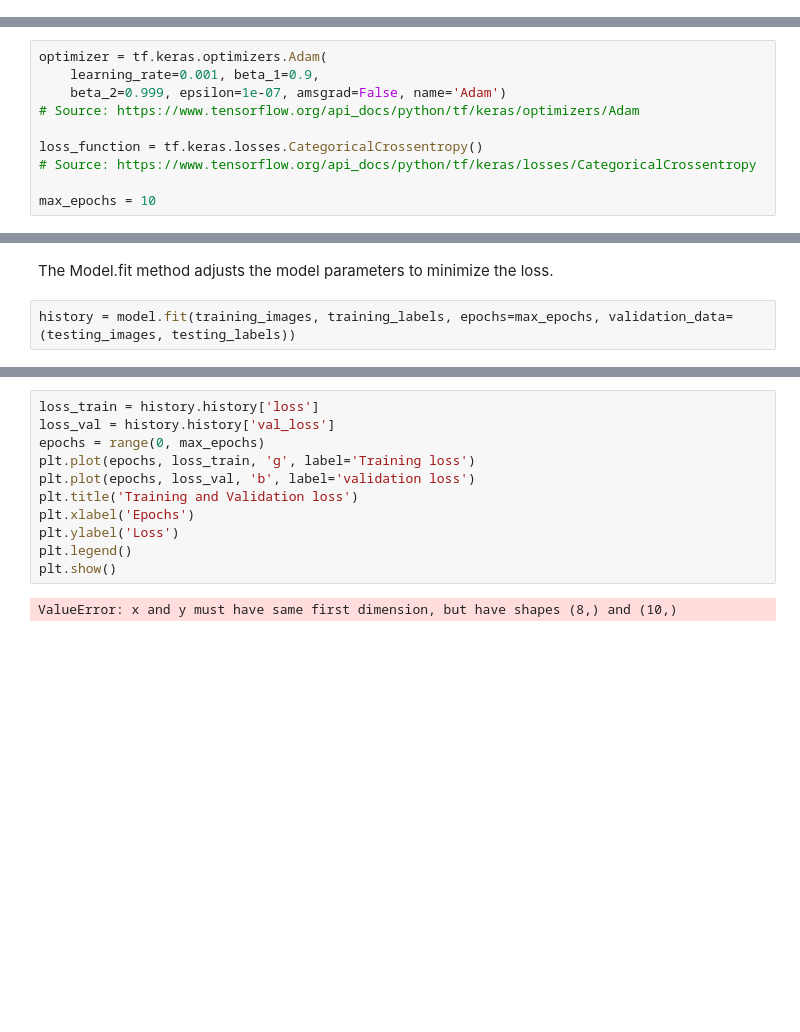
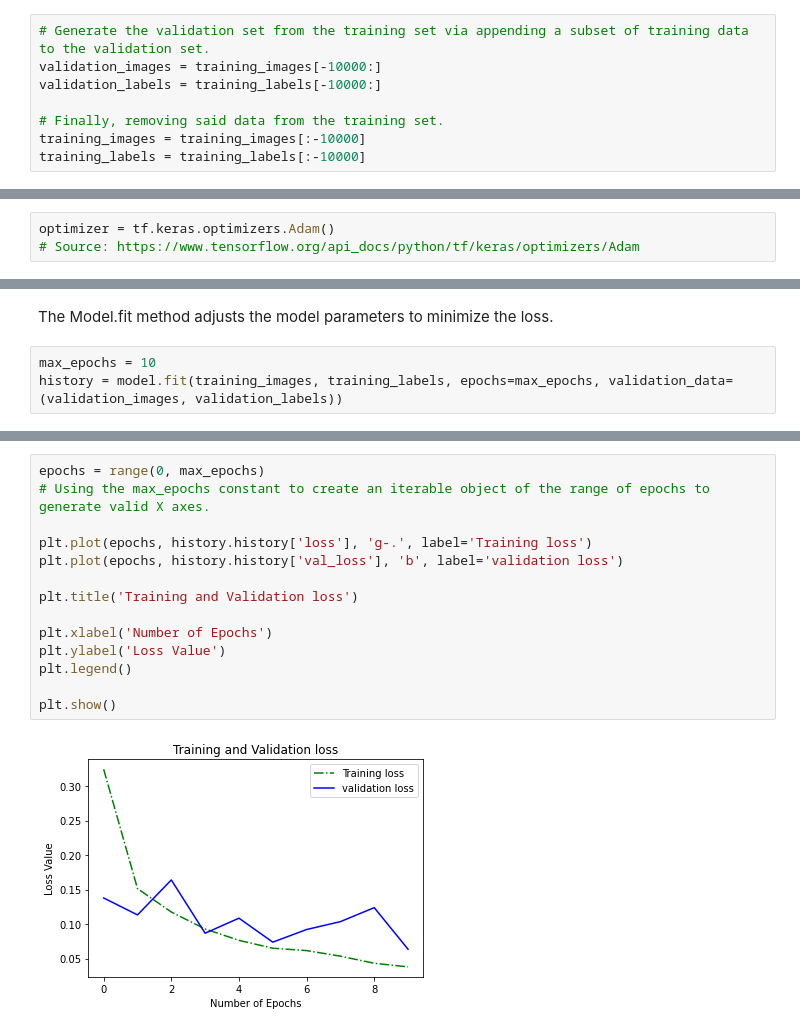
Before and after one commit to AlexMuzzy/files, a Jupyter notebook: advanced_ai_cw/advanced_ai.ipynb, the cells around one changed output, grey strips where cells are left out. Drawn from its saved outputs; the diff is of its cells as text; blank space fills up the shorter version.

```diff
--- a/advanced_ai_cw/advanced_ai.ipynb
+++ b/advanced_ai_cw/advanced_ai.ipynb
@@ -39,0 +47,8 @@ Split the training datase
+# %%
+# Generate the validation set from the training set via appending a subset of training data to the validation set.
+validation_images = training_images[-10000:]
+validation_labels = training_labels[-10000:]
+
+# Finally, removing said data from the training set.
+training_images = training_images[:-10000]
+training_labels = training_labels[:-10000]
@@ -77,10 +97,3 @@ model = tf.keras.models.Sequential([
 # %%
-optimizer = tf.keras.optimizers.Adam(
-    learning_rate=0.001, beta_1=0.9,
-    beta_2=0.999, epsilon=1e-07, amsgrad=False, name='Adam')
+optimizer = tf.keras.optimizers.Adam()
 # Source: https://www.tensorflow.org/api_docs/python/tf/keras/optimizers/Adam
-
-loss_function = tf.keras.losses.CategoricalCrossentropy()
-# Source: https://www.tensorflow.org/api_docs/python/tf/keras/losses/CategoricalCrossentropy
-
-max_epochs = 10
@@ -113,6 +131,7 @@ _________________________________________________________________
 # %% [markdown]
 The Model.fit method adjusts the model parameters to minimize the loss.
 # %%
-history = model.fit(training_images, training_labels, epochs=max_epochs, validation_data=(testing_images, testing_labels))
+max_epochs = 10
+history = model.fit(training_images, training_labels, epochs=max_epochs, validation_data=(validation_images, validation_labels))
 # %% [output]
 Epoch 1/10
@@ -140,13 +181,16 @@ Plotting the models data to represent the loss value againist its training data
 # %%
-loss_train = history.history['loss']
-loss_val = history.history['val_loss']
 epochs = range(0, max_epochs)
-plt.plot(epochs, loss_train, 'g', label='Training loss')
-plt.plot(epochs, loss_val, 'b', label='validation loss')
+# Using the max_epochs constant to create an iterable object of the range of epochs to generate valid X axes.
+
+plt.plot(epochs, history.history['loss'], 'g-.', label='Training loss')
+plt.plot(epochs, history.history['val_loss'], 'b', label='validation loss')
+
 plt.title('Training and Validation loss')
-plt.xlabel('Epochs')
-plt.ylabel('Loss')
+
+plt.xlabel('Number of Epochs')
+plt.ylabel('Loss Value')
 plt.legend()
+
 plt.show()
 # %% [output]
-ValueError: x and y must have same first dimension, but have shapes (8,) and (10,)
+[figure, added]
```
Also changed, not shown: parts of 22 cells of this notebook.
